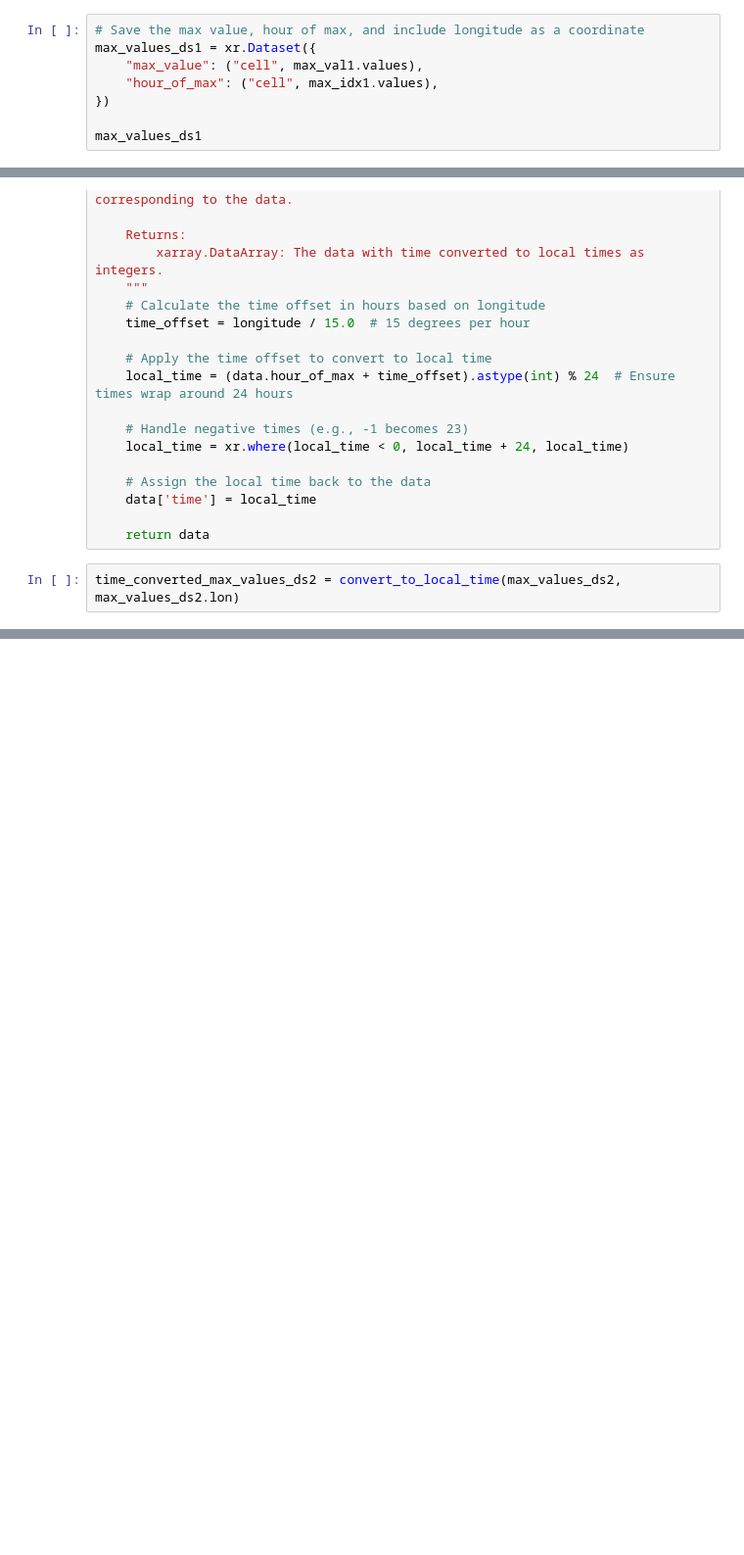
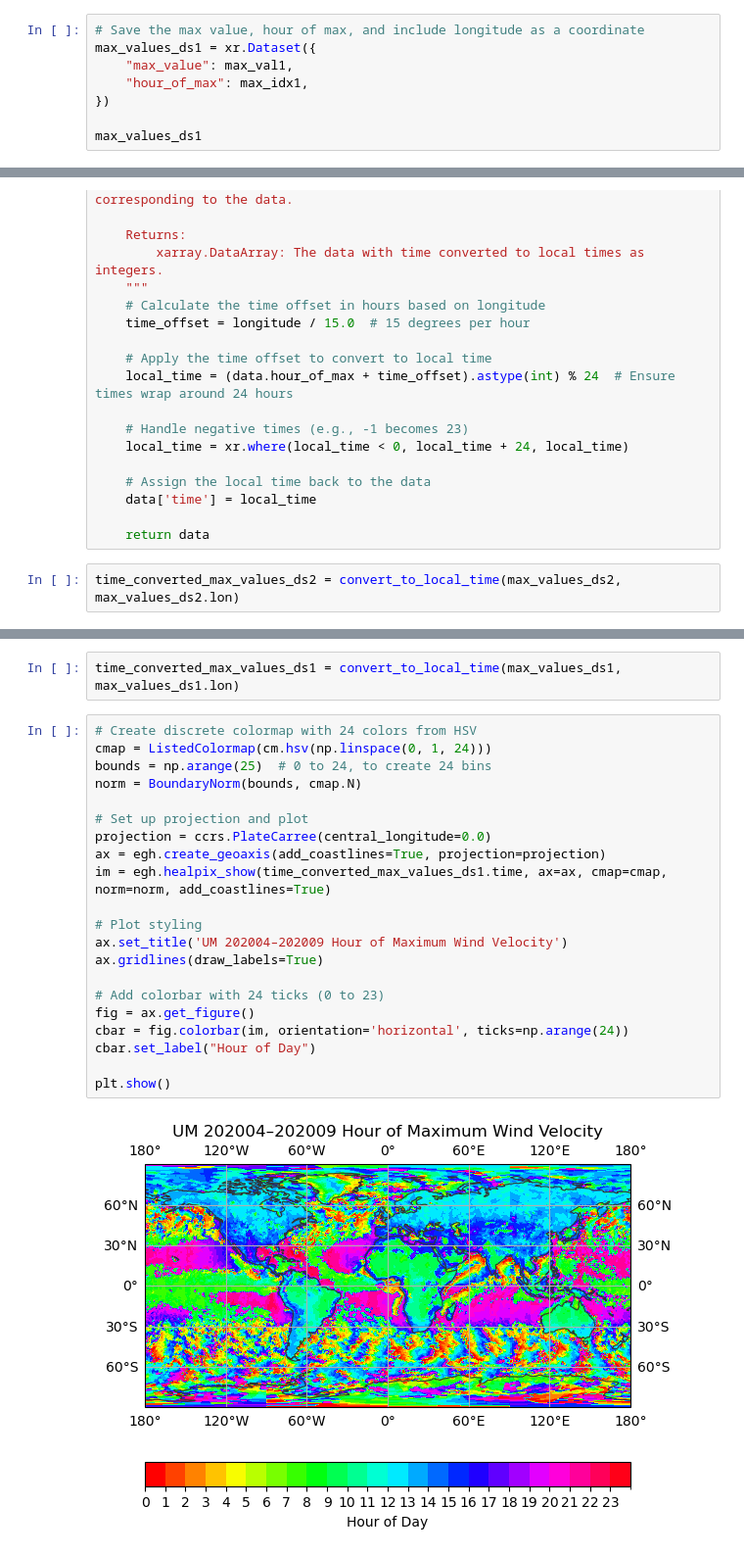
Before and after one commit to 21centuryweather/hk25-AusNode-coastal, a Jupyter notebook: analysis/diurnal_wind_cycle.ipynb, the cells around one changed output, grey strips where cells are left out. Shown at 98% size. Cells and saved outputs as stored; diff of their text form; blank space fills up the shorter version.

```diff
--- a/analysis/diurnal_wind_cycle.ipynb
+++ b/analysis/diurnal_wind_cycle.ipynb
@@ -254,8 +275,8 @@ max_val1 = hourly_avg_velocity1.max(dim='hour')
 # %%
 # Save the max value, hour of max, and include longitude as a coordinate
 max_values_ds1 = xr.Dataset({
-    "max_value": ("cell", max_val1.values),
-    "hour_of_max": ("cell", max_idx1.values),
+    "max_value": max_val1,
+    "hour_of_max": max_idx1,
 })
 
 max_values_ds1
@@ -466,0 +529,25 @@ plt.show()
+# %%
+time_converted_max_values_ds1 = convert_to_local_time(max_values_ds1, max_values_ds1.lon)
+# %%
+# Create discrete colormap with 24 colors from HSV
+cmap = ListedColormap(cm.hsv(np.linspace(0, 1, 24)))
+bounds = np.arange(25)  # 0 to 24, to create 24 bins
+norm = BoundaryNorm(bounds, cmap.N)
+
+# Set up projection and plot
+projection = ccrs.PlateCarree(central_longitude=0.0)
+ax = egh.create_geoaxis(add_coastlines=True, projection=projection)
+im = egh.healpix_show(time_converted_max_values_ds1.time, ax=ax, cmap=cmap, norm=norm, add_coastlines=True)
+
+# Plot styling
+ax.set_title('UM 202004–202009 Hour of Maximum Wind Velocity')
+ax.gridlines(draw_labels=True)
+
+# Add colorbar with 24 ticks (0 to 23)
+fig = ax.get_figure()
+cbar = fig.colorbar(im, orientation='horizontal', ticks=np.arange(24))
+cbar.set_label("Hour of Day")
+
+plt.show()
+# %% [output]
+[figure, added]
```
Also changed, not shown: parts of 10 cells of this notebook.
